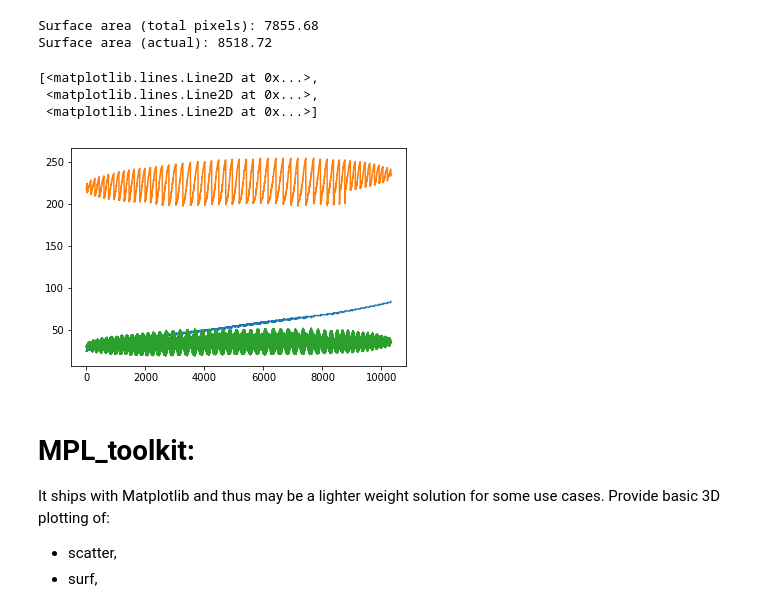
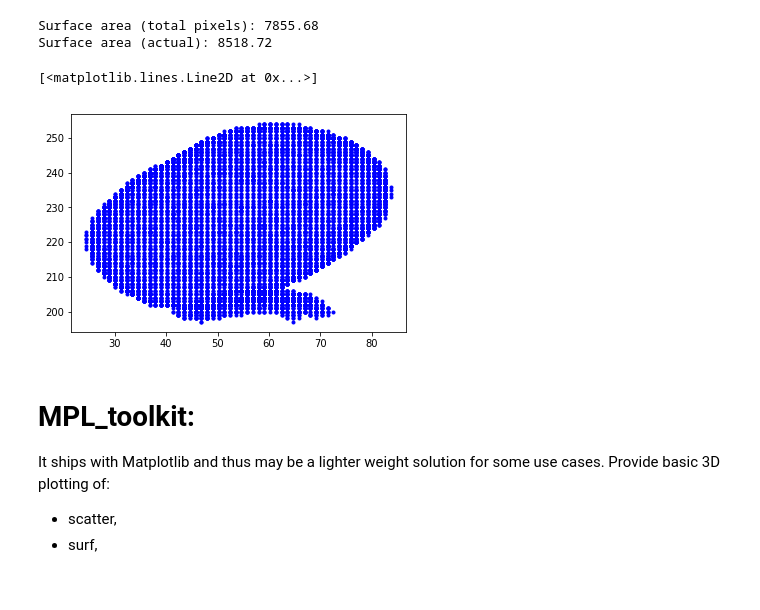
Before and after one commit to BIDS/ISVC2019, a Jupyter notebook: tutorial_notebooks/02_datasets_visualization.ipynb, the cells around one changed output. Drawn from its saved outputs; the diff is of its cells as text; code cells hidden in the pictures.

```diff
--- a/tutorial_notebooks/02_datasets_visualization.ipynb
+++ b/tutorial_notebooks/02_datasets_visualization.ipynb
@@ -84,12 +84,10 @@ print("Surface area (actual): {:0.2f}".format(surface_area_actual))
 Surface area (total pixels): 7855.68
 Surface area (actual): 8518.72
 # %%
-plt.plot(verts)
+plt.plot(verts[:,0],verts[:,1],'b.')
 # %% [output]
-[<matplotlib.lines.Line2D at 0x...>,
- <matplotlib.lines.Line2D at 0x...>,
- <matplotlib.lines.Line2D at 0x...>]
+[<matplotlib.lines.Line2D at 0x...>]
-[figure, old version]
+[figure, new version]
 # %% [markdown]
 # MPL_toolkit:
 It ships with Matplotlib and thus may be a lighter weight solution for some use cases. Provide basic 3D plotting of:
```
Also changed, not shown: parts of 6 cells of this notebook.
